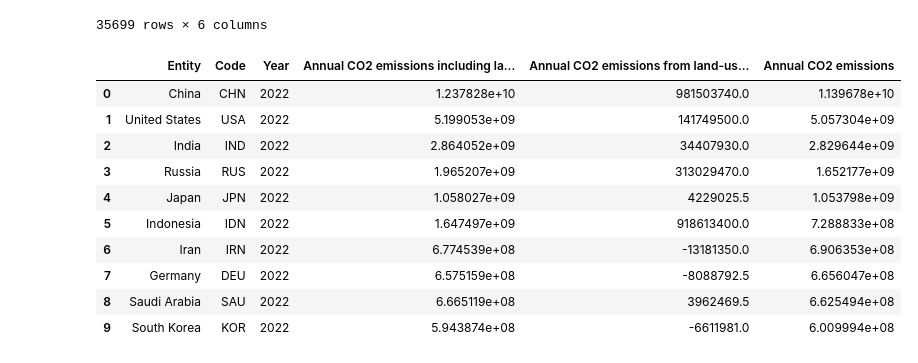
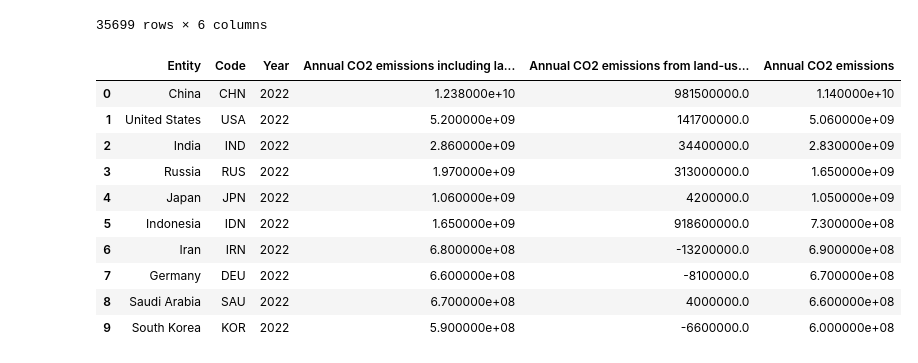
Before and after one commit to AndreStc21/Data_Visualization_Chart_Troopers, a Jupyter notebook: assignment_1/data_preparation.ipynb, the cells around one changed output. Drawn from its saved outputs; the diff is of its cells as text; code cells hidden in the pictures.

```diff
--- a/assignment_1/data_preparation.ipynb
+++ b/assignment_1/data_preparation.ipynb
@@ -159,18 +160,21 @@ df_emission_type
 # %%
 df_emission_type_last_year = df_emission_type[df_emission_type['Year']==max(df_emission_type['Year'])]
 df_emission_type_last_year = df_emission_type_last_year.sort_values('Annual CO2 emissions', ascending=False).reset_index(drop=True)
 df_emission_type_last_year = df_emission_type_last_year.iloc[:top_n_row]
+df_emission_type_last_year['Annual CO2 emissions including land-use change'] = df_emission_type_last_year['Annual CO2 emissions including land-use change'].round(-7)
+df_emission_type_last_year['Annual CO2 emissions from land-use change'] = df_emission_type_last_year['Annual CO2 emissions from land-use change'].round(-5)
+df_emission_type_last_year['Annual CO2 emissions'] = df_emission_type_last_year['Annual CO2 emissions'].round(-7)
 df_emission_type_last_year.to_csv('co2-emission-type-last-year.csv')
 df_emission_type_last_year
 # %% [output]
 |  | Entity | Code | Year | Annual CO2 emissions including la... | Annual CO2 emissions from land-us... | Annual CO2 emissions |
-| 0 | China | CHN | 2022 | 1.237828e+10 | 981503740.0 | 1.139678e+10 |
-| 1 | United States | USA | 2022 | 5.199053e+09 | 141749500.0 | 5.057304e+09 |
-| 2 | India | IND | 2022 | 2.864052e+09 | 34407930.0 | 2.829644e+09 |
-| 3 | Russia | RUS | 2022 | 1.965207e+09 | 313029470.0 | 1.652177e+09 |
-| 4 | Japan | JPN | 2022 | 1.058027e+09 | 4229025.5 | 1.053798e+09 |
-| 5 | Indonesia | IDN | 2022 | 1.647497e+09 | 918613400.0 | 7.288833e+08 |
-| 6 | Iran | IRN | 2022 | 6.774539e+08 | -13181350.0 | 6.906353e+08 |
-| 7 | Germany | DEU | 2022 | 6.575159e+08 | -8088792.5 | 6.656047e+08 |
-| 8 | Saudi Arabia | SAU | 2022 | 6.665119e+08 | 3962469.5 | 6.625494e+08 |
-| 9 | South Korea | KOR | 2022 | 5.943874e+08 | -6611981.0 | 6.009994e+08 |
+| 0 | China | CHN | 2022 | 1.238000e+10 | 981500000.0 | 1.140000e+10 |
+| 1 | United States | USA | 2022 | 5.200000e+09 | 141700000.0 | 5.060000e+09 |
+| 2 | India | IND | 2022 | 2.860000e+09 | 34400000.0 | 2.830000e+09 |
+| 3 | Russia | RUS | 2022 | 1.970000e+09 | 313000000.0 | 1.650000e+09 |
+| 4 | Japan | JPN | 2022 | 1.060000e+09 | 4200000.0 | 1.050000e+09 |
+| 5 | Indonesia | IDN | 2022 | 1.650000e+09 | 918600000.0 | 7.300000e+08 |
+| 6 | Iran | IRN | 2022 | 6.800000e+08 | -13200000.0 | 6.900000e+08 |
+| 7 | Germany | DEU | 2022 | 6.600000e+08 | -8100000.0 | 6.700000e+08 |
+| 8 | Saudi Arabia | SAU | 2022 | 6.700000e+08 | 4000000.0 | 6.600000e+08 |
+| 9 | South Korea | KOR | 2022 | 5.900000e+08 | -6600000.0 | 6.000000e+08 |
```
Also changed, not shown: parts of 4 cells of this notebook, 4 other files.
